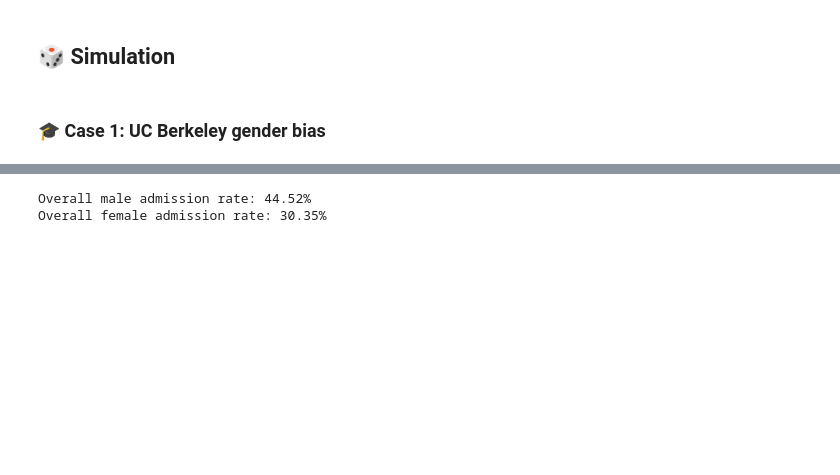
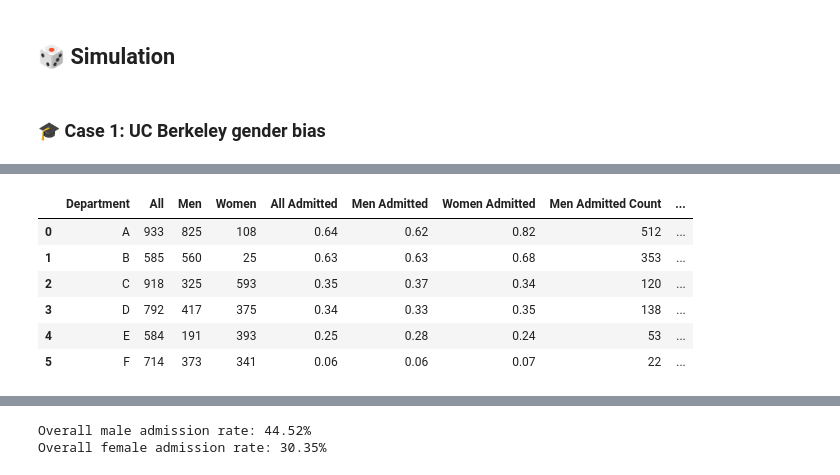
Before and after one commit to maxegorovpt/da_portfolio, a Jupyter notebook: 02_substack_posts/002_simpsons_paradox.ipynb, the cells around one changed output, grey strips where cells are left out. Drawn from its saved outputs; the diff is of its cells as text; code cells hidden in the pictures; blank space fills up the shorter version.

```diff
--- a/02_substack_posts/002_simpsons_paradox.ipynb
+++ b/02_substack_posts/002_simpsons_paradox.ipynb
@@ -43,3 +57,22 @@ df
+# %%
+def convert_percent(value):
+    return float(value.strip('%')) / 100
+
+for col in ['All Admitted', 'Men Admitted', 'Women Admitted']:
+    df[col] = df[col].apply(convert_percent)
+
+df['Men Admitted Count'] = (df['Men'] * df['Men Admitted']).round().astype(int)
+df['Women Admitted Count'] = (df['Women'] * df['Women Admitted']).round().astype(int)
+df['All Admitted Count'] = (df['All'] * df['All Admitted']).round().astype(int)
+df
+# %% [output]
+|  | Department | All | Men | Women | All Admitted | Men Admitted | Women Admitted | Men Admitted Count | ... |
+| 0 | A | 933 | 825 | 108 | 0.64 | 0.62 | 0.82 | 512 | ... |
+| 1 | B | 585 | 560 | 25 | 0.63 | 0.63 | 0.68 | 353 | ... |
+| 2 | C | 918 | 325 | 593 | 0.35 | 0.37 | 0.34 | 120 | ... |
+| 3 | D | 792 | 417 | 375 | 0.34 | 0.33 | 0.35 | 138 | ... |
+| 4 | E | 584 | 191 | 393 | 0.25 | 0.28 | 0.24 | 53 | ... |
+| 5 | F | 714 | 373 | 341 | 0.06 | 0.06 | 0.07 | 22 | ... |
 # %%
 # Convert percentage strings to numeric values:
 def convert_percent(value):
```
Also changed, not shown: parts of 7 cells of this notebook.
